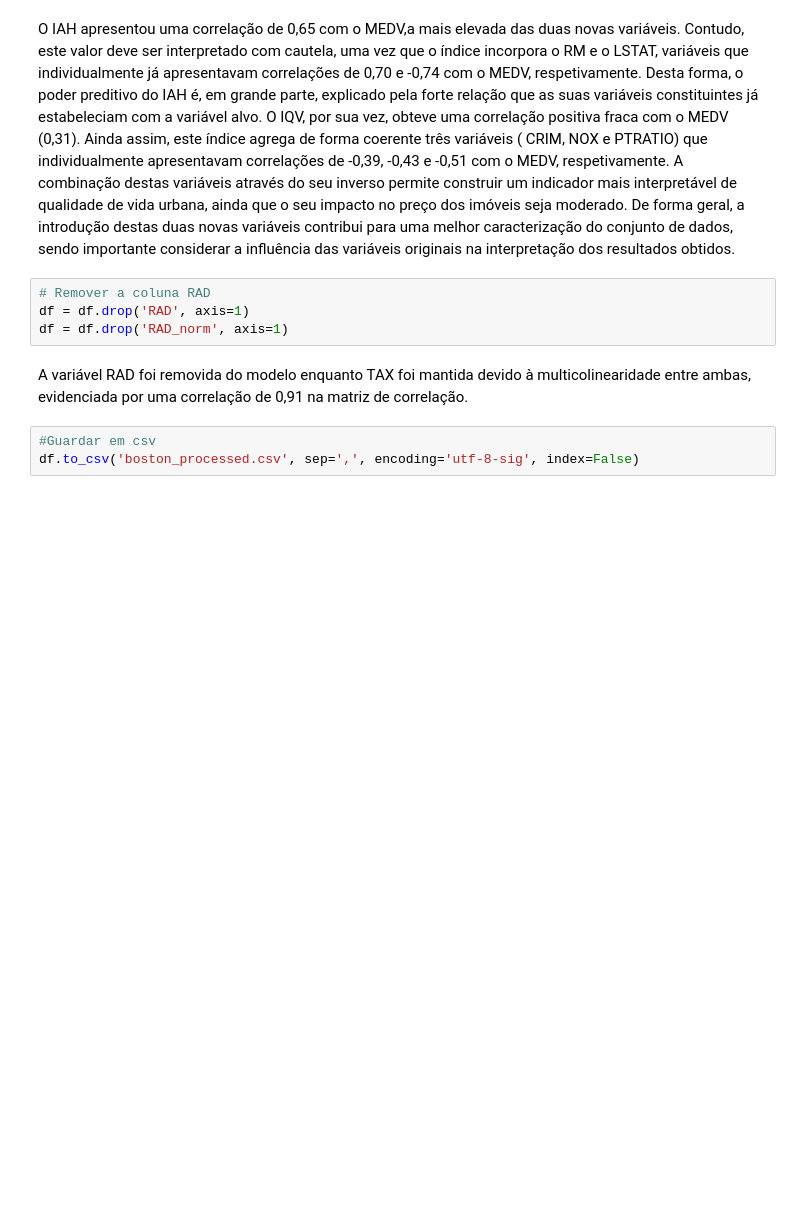
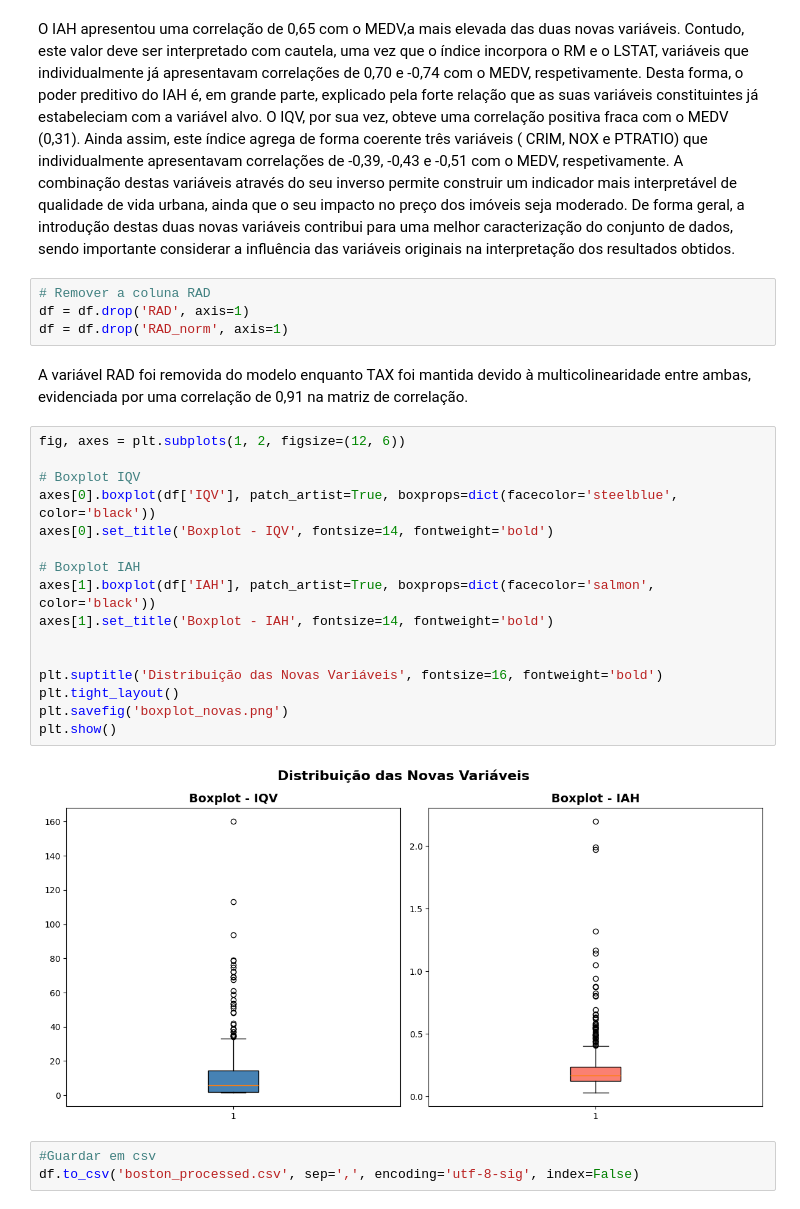
Before and after one commit to NatachaZhang/projeto-cdg-grupo7, a Jupyter notebook: notebooks/1.0_eda_limpeza.ipynb, the cells around one changed output. Cells and saved outputs as stored; diff of their text form; blank space fills up the shorter version.

Commit message:
Kaggle Notebook | 1.0_eda_limpeza | Boxplot das duas novas variáveis (IQV,IAH)

```diff
--- a/notebooks/1.0_eda_limpeza.ipynb
+++ b/notebooks/1.0_eda_limpeza.ipynb
@@ -392,6 +392,24 @@ df = df.drop('RAD', axis=1)
 df = df.drop('RAD_norm', axis=1)
 # %% [markdown]
 A variável RAD foi removida do modelo enquanto TAX foi mantida devido à multicolinearidade entre ambas, evidenciada por uma correlação de 0,91 na matriz de correlação.
+# %%
+fig, axes = plt.subplots(1, 2, figsize=(12, 6))
+
+# Boxplot IQV
+axes[0].boxplot(df['IQV'], patch_artist=True, boxprops=dict(facecolor='steelblue', color='black'))
+axes[0].set_title('Boxplot - IQV', fontsize=14, fontweight='bold')
+
+# Boxplot IAH
+axes[1].boxplot(df['IAH'], patch_artist=True, boxprops=dict(facecolor='salmon', color='black'))
+axes[1].set_title('Boxplot - IAH', fontsize=14, fontweight='bold')
+
+
+plt.suptitle('Distribuição das Novas Variáveis', fontsize=16, fontweight='bold')
+plt.tight_layout()
+plt.savefig('boxplot_novas.png')
+plt.show()
+# %% [output]
+[figure, added]
 # %%
 #Guardar em csv
 df.to_csv('boston_processed.csv', sep=',', encoding='utf-8-sig', index=False)
```
Also changed, not shown: parts of 2 cells of this notebook.
